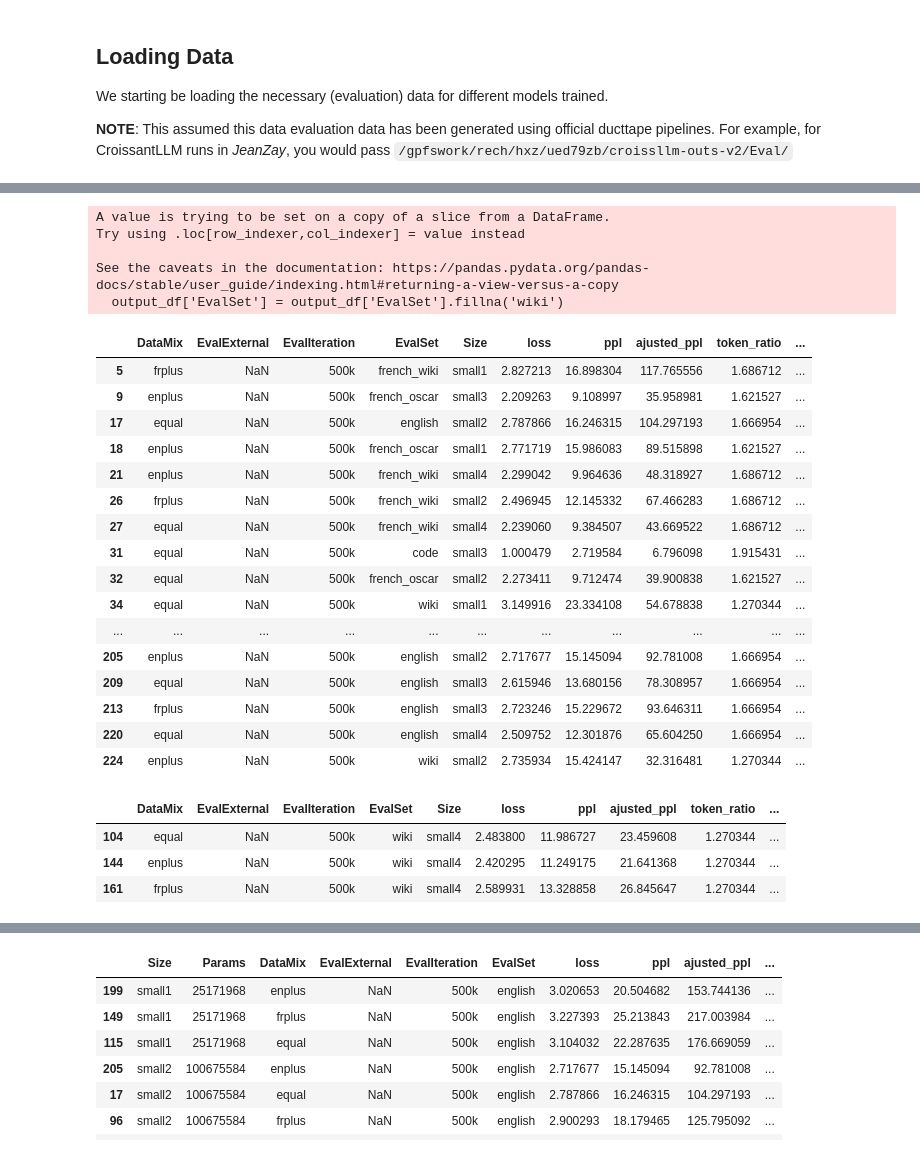
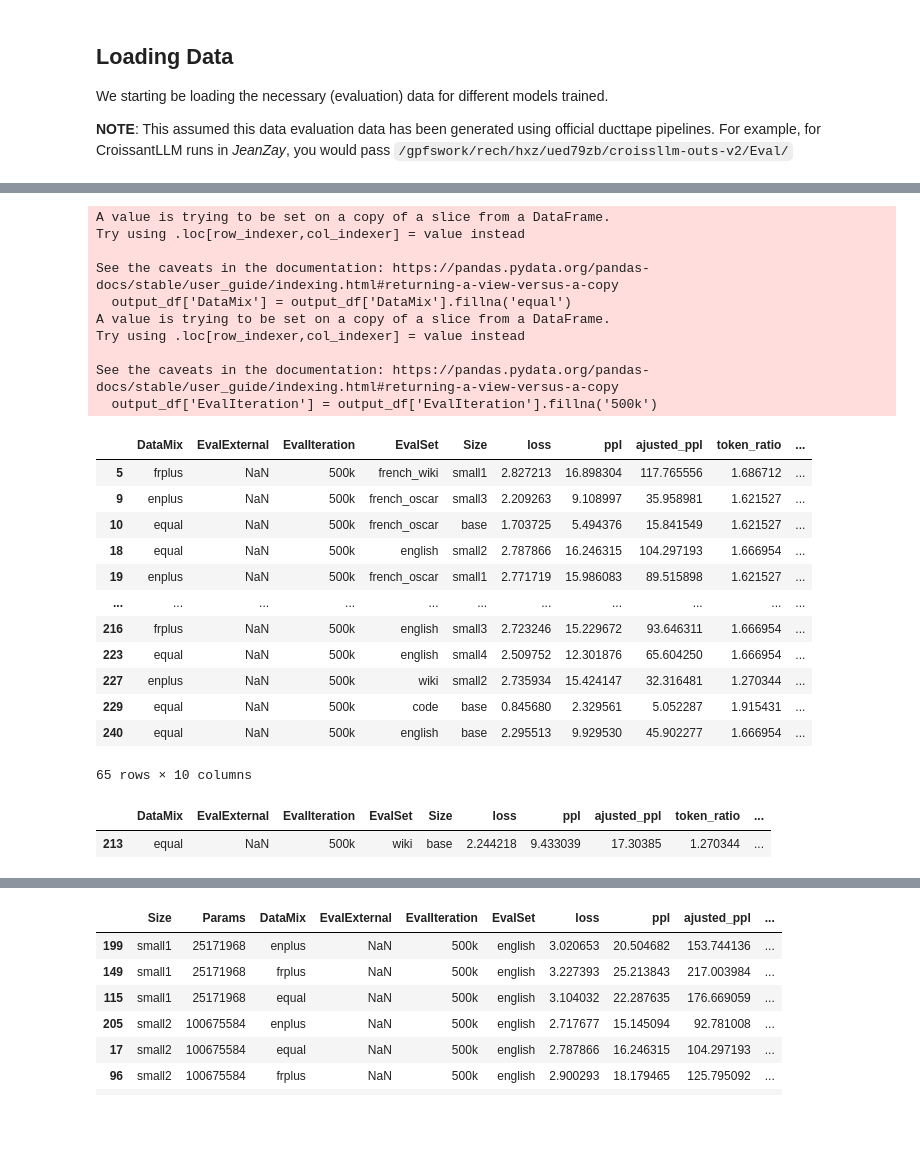
Before and after one commit to nightingal3/llm-pretraining-behaviours, a Jupyter notebook: notebooks/scaling.ipynb, the cells around one changed output, grey strips where cells are left out. Cells and saved outputs as stored; diff of their text form; code cells hidden in the pictures; blank space fills up the shorter version.

```diff
--- a/notebooks/scaling.ipynb
+++ b/notebooks/scaling.ipynb
@@ -96,42 +96,42 @@ Missing results file: /home/patrick/croissllm-evalouts/Eval/DataMix.enplus+EvalI
 # %%
 # replace NaNs with some and get of fixed step
 # output_df['EvalSet'] = output_df['EvalSet'].fillna('wiki')
 STEP="500k"
 output_df['DataMix'] = output_df['DataMix'].fillna('equal')
 output_df['EvalIteration'] = output_df['EvalIteration'].fillna('500k')
 output_df = output_df[output_df['EvalIteration'] == STEP]
 output_df['EvalSet'] = output_df['EvalSet'].fillna('wiki')
+output_df['Size'] = output_df['Size'].fillna('base')
 output_df
 # %% [output]
 A value is trying to be set on a copy of a slice from a DataFrame.
 Try using .loc[row_indexer,col_indexer] = value instead
 
 See the caveats in the documentation: https://pandas.pydata.org/pandas-docs/stable/user_guide/indexing.html#returning-a-view-versus-a-copy
-  output_df['EvalSet'] = output_df['EvalSet'].fillna('wiki')
+  output_df['DataMix'] = output_df['DataMix'].fillna('equal')
+A value is trying to be set on a copy of a slice from a DataFrame.
+Try using .loc[row_indexer,col_indexer] = value instead
+
+See the caveats in the documentation: https://pandas.pydata.org/pandas-docs/stable/user_guide/indexing.html#returning-a-view-versus-a-copy
+  output_df['EvalIteration'] = output_df['EvalIteration'].fillna('500k')
 |  | DataMix | EvalExternal | EvalIteration | EvalSet | Size | loss | ppl | ajusted_ppl | token_ratio | ... |
 | 5 | frplus | NaN | 500k | french_wiki | small1 | 2.827213 | 16.898304 | 117.765556 | 1.686712 | ... |
 | 9 | enplus | NaN | 500k | french_oscar | small3 | 2.209263 | 9.108997 | 35.958981 | 1.621527 | ... |
-| 17 | equal | NaN | 500k | english | small2 | 2.787866 | 16.246315 | 104.297193 | 1.666954 | ... |
-| 18 | enplus | NaN | 500k | french_oscar | small1 | 2.771719 | 15.986083 | 89.515898 | 1.621527 | ... |
-| 21 | enplus | NaN | 500k | french_wiki | small4 | 2.299042 | 9.964636 | 48.318927 | 1.686712 | ... |
-| 26 | frplus | NaN | 500k | french_wiki | small2 | 2.496945 | 12.145332 | 67.466283 | 1.686712 | ... |
-| 27 | equal | NaN | 500k | french_wiki | small4 | 2.239060 | 9.384507 | 43.669522 | 1.686712 | ... |
-| 31 | equal | NaN | 500k | code | small3 | 1.000479 | 2.719584 | 6.796098 | 1.915431 | ... |
-| 32 | equal | NaN | 500k | french_oscar | small2 | 2.273411 | 9.712474 | 39.900838 | 1.621527 | ... |
-| 34 | equal | NaN | 500k | wiki | small1 | 3.149916 | 23.334108 | 54.678838 | 1.270344 | ... |
+| 10 | equal | NaN | 500k | french_oscar | base | 1.703725 | 5.494376 | 15.841549 | 1.621527 | ... |
+| 18 | equal | NaN | 500k | english | small2 | 2.787866 | 16.246315 | 104.297193 | 1.666954 | ... |
+| 19 | enplus | NaN | 500k | french_oscar | small1 | 2.771719 | 15.986083 | 89.515898 | 1.621527 | ... |
 | ... | ... | ... | ... | ... | ... | ... | ... | ... | ... | ... |
-| 205 | enplus | NaN | 500k | english | small2 | 2.717677 | 15.145094 | 92.781008 | 1.666954 | ... |
-| 209 | equal | NaN | 500k | english | small3 | 2.615946 | 13.680156 | 78.308957 | 1.666954 | ... |
-| 213 | frplus | NaN | 500k | english | small3 | 2.723246 | 15.229672 | 93.646311 | 1.666954 | ... |
-| 220 | equal | NaN | 500k | english | small4 | 2.509752 | 12.301876 | 65.604250 | 1.666954 | ... |
-| 224 | enplus | NaN | 500k | wiki | small2 | 2.735934 | 15.424147 | 32.316481 | 1.270344 | ... |
+| 216 | frplus | NaN | 500k | english | small3 | 2.723246 | 15.229672 | 93.646311 | 1.666954 | ... |
+| 223 | equal | NaN | 500k | english | small4 | 2.509752 | 12.301876 | 65.604250 | 1.666954 | ... |
+| 227 | enplus | NaN | 500k | wiki | small2 | 2.735934 | 15.424147 | 32.316481 | 1.270344 | ... |
+| 229 | equal | NaN | 500k | code | base | 0.845680 | 2.329561 | 5.052287 | 1.915431 | ... |
+| 240 | equal | NaN | 500k | english | base | 2.295513 | 9.929530 | 45.902277 | 1.666954 | ... |
+65 rows × 10 columns
 # %%
-output_df[(output_df['Size'] == 'small4') & (output_df['EvalSet'] == 'wiki')]
+output_df[(output_df['Size'] == 'base') & (output_df['EvalSet'] == 'wiki')]
 # %% [output]
 |  | DataMix | EvalExternal | EvalIteration | EvalSet | Size | loss | ppl | ajusted_ppl | token_ratio | ... |
-| 104 | equal | NaN | 500k | wiki | small4 | 2.483800 | 11.986727 | 23.459608 | 1.270344 | ... |
-| 144 | enplus | NaN | 500k | wiki | small4 | 2.420295 | 11.249175 | 21.641368 | 1.270344 | ... |
-| 161 | frplus | NaN | 500k | wiki | small4 | 2.589931 | 13.328858 | 26.845647 | 1.270344 | ... |
+| 213 | equal | NaN | 500k | wiki | base | 2.244218 | 9.433039 | 17.30385 | 1.270344 | ... |
 # %%
 import yaml
 
```
Also changed, not shown: parts of 7 cells of this notebook, 2 other files.
